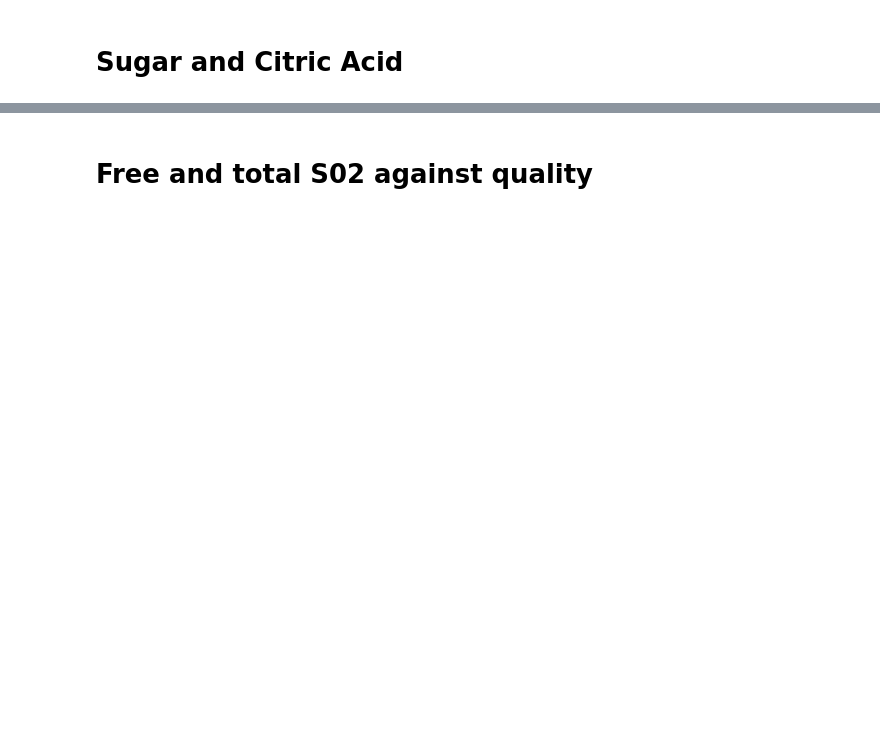
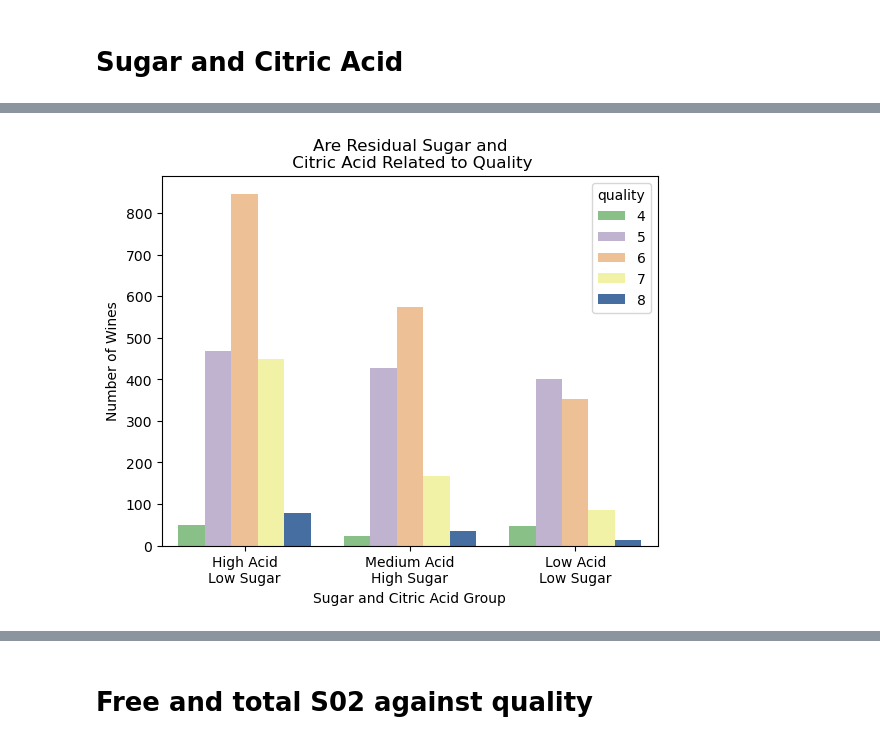
Before and after one commit to Mags-and-Smitty-Clustering-Project/group, a Jupyter notebook: Smitty_working_notebook.ipynb, the cells around one changed output, grey strips where cells are left out. Drawn from its saved outputs; the diff is of its cells as text; code cells hidden in the pictures; blank space fills up the shorter version.

```diff
--- a/Smitty_working_notebook.ipynb
+++ b/Smitty_working_notebook.ipynb
@@ -327,3 +260,8 @@ plt.show()
+# %%
+#plotting Sugar and Citric Acid feature against quality
+functions.sugar_acid_compare(train_scaled)
+# %% [output]
+[figure, added]
 # %%
 sugar_acid_result = functions.chi_sq(train_scaled.quality, train_scaled.sugar_acid)
 # %% [output]
```
Also changed, not shown: parts of 34 cells of this notebook.
